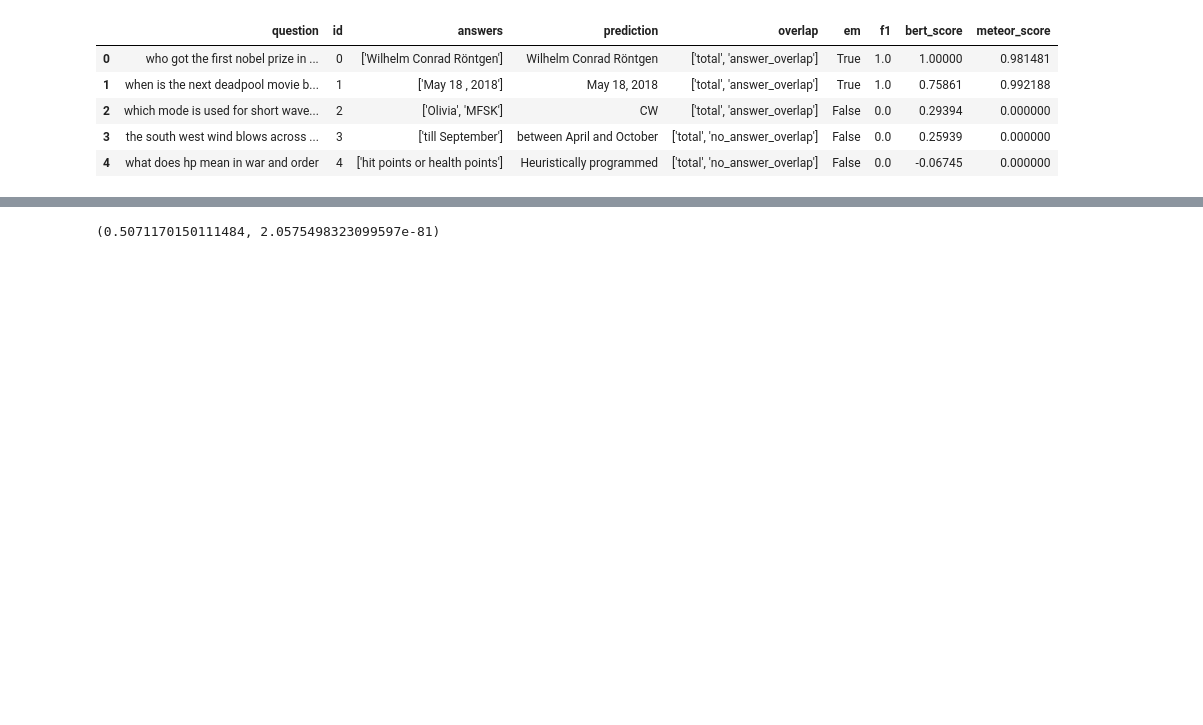
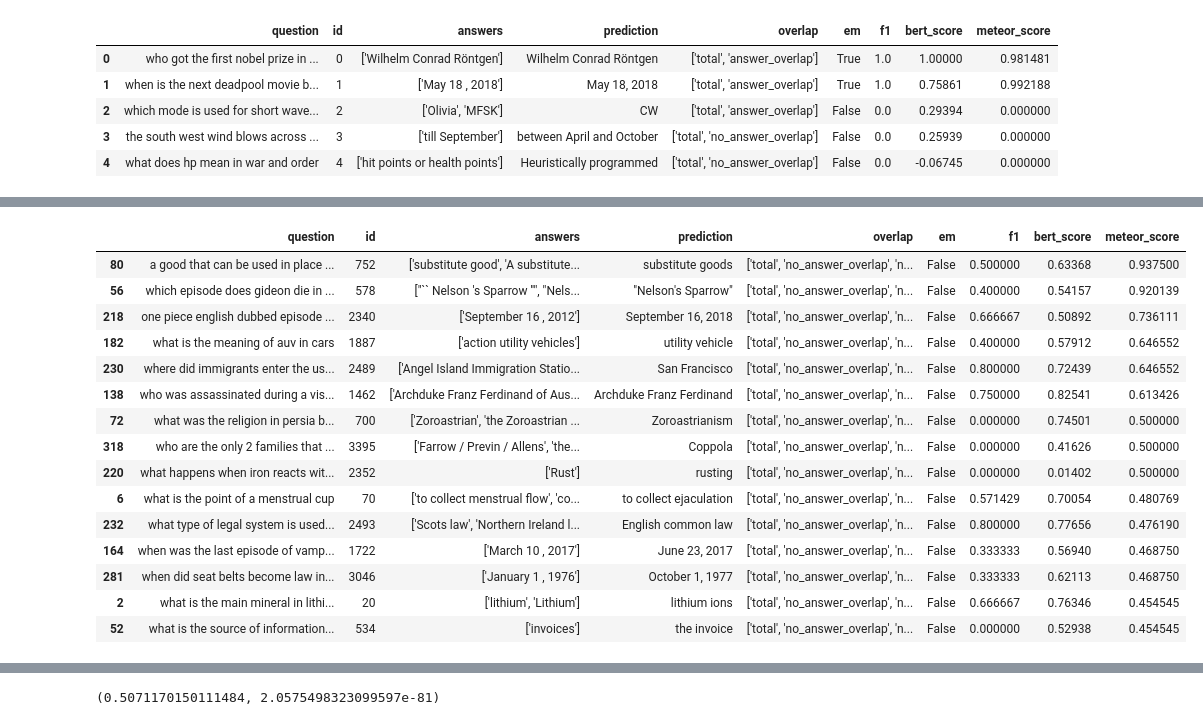
Before and after one commit to cvkumar/odqa-experiments, a Jupyter notebook: error_analysis.ipynb, the cells around one changed output, grey strips where cells are left out. Saved outputs shown, nothing was run; the diff lists cells and outputs as text; code cells hidden in the pictures; blank space fills up the shorter version.

```diff
--- a/error_analysis.ipynb
+++ b/error_analysis.ipynb
@@ -49,2 +50,2 @@ no_overlap[0:25]
 # %%
-no_overlap.sort_values('meteor_score', ascending=False)[0:50]
+no_overlap = no_overlap.sort_values('meteor_score', ascending=False)
@@ -68,0 +52,19 @@ no_overlap.sort_values('meteor_score', ascending=False)[0:50]
+# %%
+no_overlap[0:15]
+# %% [output]
+|  | question | id | answers | prediction | overlap | em | f1 | bert_score | meteor_score |
+| 80 | a good that can be used in place ... | 752 | ['substitute good', 'A substitute... | substitute goods | ['total', 'no_answer_overlap', 'n... | False | 0.500000 | 0.63368 | 0.937500 |
+| 56 | which episode does gideon die in ... | 578 | ["`` Nelson 's Sparrow ''", "Nels... | "Nelson's Sparrow" | ['total', 'no_answer_overlap', 'n... | False | 0.400000 | 0.54157 | 0.920139 |
+| 218 | one piece english dubbed episode ... | 2340 | ['September 16 , 2012'] | September 16, 2018 | ['total', 'no_answer_overlap', 'n... | False | 0.666667 | 0.50892 | 0.736111 |
+| 182 | what is the meaning of auv in cars | 1887 | ['action utility vehicles'] | utility vehicle | ['total', 'no_answer_overlap', 'n... | False | 0.400000 | 0.57912 | 0.646552 |
+| 230 | where did immigrants enter the us... | 2489 | ['Angel Island Immigration Statio... | San Francisco | ['total', 'no_answer_overlap', 'n... | False | 0.800000 | 0.72439 | 0.646552 |
+| 138 | who was assassinated during a vis... | 1462 | ['Archduke Franz Ferdinand of Aus... | Archduke Franz Ferdinand | ['total', 'no_answer_overlap', 'n... | False | 0.750000 | 0.82541 | 0.613426 |
+| 72 | what was the religion in persia b... | 700 | ['Zoroastrian', 'the Zoroastrian ... | Zoroastrianism | ['total', 'no_answer_overlap', 'n... | False | 0.000000 | 0.74501 | 0.500000 |
+| 318 | who are the only 2 families that ... | 3395 | ['Farrow / Previn / Allens', 'the... | Coppola | ['total', 'no_answer_overlap', 'n... | False | 0.000000 | 0.41626 | 0.500000 |
+| 220 | what happens when iron reacts wit... | 2352 | ['Rust'] | rusting | ['total', 'no_answer_overlap', 'n... | False | 0.000000 | 0.01402 | 0.500000 |
+| 6 | what is the point of a menstrual cup | 70 | ['to collect menstrual flow', 'co... | to collect ejaculation | ['total', 'no_answer_overlap', 'n... | False | 0.571429 | 0.70054 | 0.480769 |
+| 232 | what type of legal system is used... | 2493 | ['Scots law', 'Northern Ireland l... | English common law | ['total', 'no_answer_overlap', 'n... | False | 0.800000 | 0.77656 | 0.476190 |
+| 164 | when was the last episode of vamp... | 1722 | ['March 10 , 2017'] | June 23, 2017 | ['total', 'no_answer_overlap', 'n... | False | 0.333333 | 0.56940 | 0.468750 |
+| 281 | when did seat belts become law in... | 3046 | ['January 1 , 1976'] | October 1, 1977 | ['total', 'no_answer_overlap', 'n... | False | 0.333333 | 0.62113 | 0.468750 |
+| 2 | what is the main mineral in lithi... | 20 | ['lithium', 'Lithium'] | lithium ions | ['total', 'no_answer_overlap', 'n... | False | 0.666667 | 0.76346 | 0.454545 |
+| 52 | what is the source of information... | 534 | ['invoices'] | the invoice | ['total', 'no_answer_overlap', 'n... | False | 0.000000 | 0.52938 | 0.454545 |
```
Also changed, not shown: parts of 8 cells of this notebook, 3 other files.
